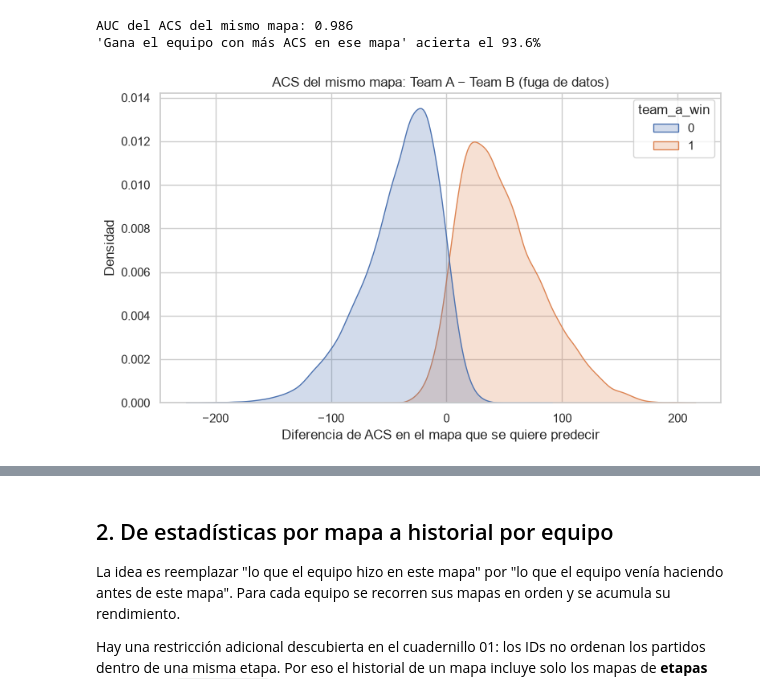
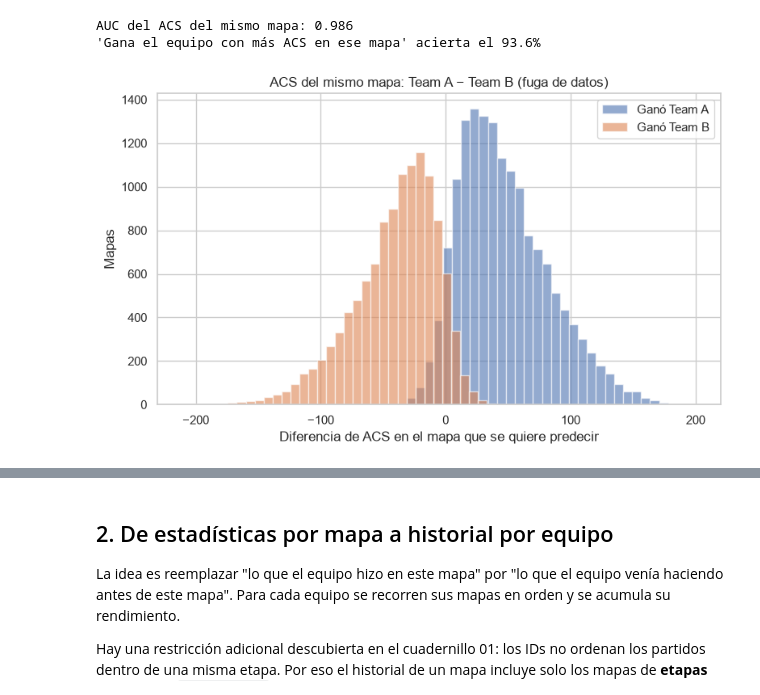
Before and after one commit to Hullrf/Proyecto_Ciencia_de_Datos_702, a Jupyter notebook: notebooks/03_ingenieria_de_variables.ipynb, the cells around one changed output, grey strips where cells are left out. Cells and saved outputs as stored; diff of their text form; code cells hidden in the pictures.

```diff
--- a/notebooks/03_ingenieria_de_variables.ipynb
+++ b/notebooks/03_ingenieria_de_variables.ipynb
@@ -71,10 +61,12 @@ AUC del ACS del mismo mapa: 0.986
 'Gana el equipo con más ACS en ese mapa' acierta el 93.6%
 # %%
 fig, ax = plt.subplots()
-sns.kdeplot(data=same_map, x="acs_diff", hue="team_a_win", fill=True, common_norm=False, ax=ax)
+ax.hist(same_map.loc[same_map["team_a_win"] == 1, "acs_diff"], bins=40, alpha=0.6, label="Ganó Team A")
+ax.hist(same_map.loc[same_map["team_a_win"] == 0, "acs_diff"], bins=40, alpha=0.6, label="Ganó Team B")
 ax.set(title="ACS del mismo mapa: Team A − Team B (fuga de datos)",
-       xlabel="Diferencia de ACS en el mapa que se quiere predecir", ylabel="Densidad")
+       xlabel="Diferencia de ACS en el mapa que se quiere predecir", ylabel="Mapas")
+ax.legend()
 save_fig("03_fuga_acs_mismo_mapa")
 plt.show()
 # %% [output]
-[figure, old version]
+[figure, new version]
```
Also changed, not shown: parts of 19 cells of this notebook, 46 other files.
